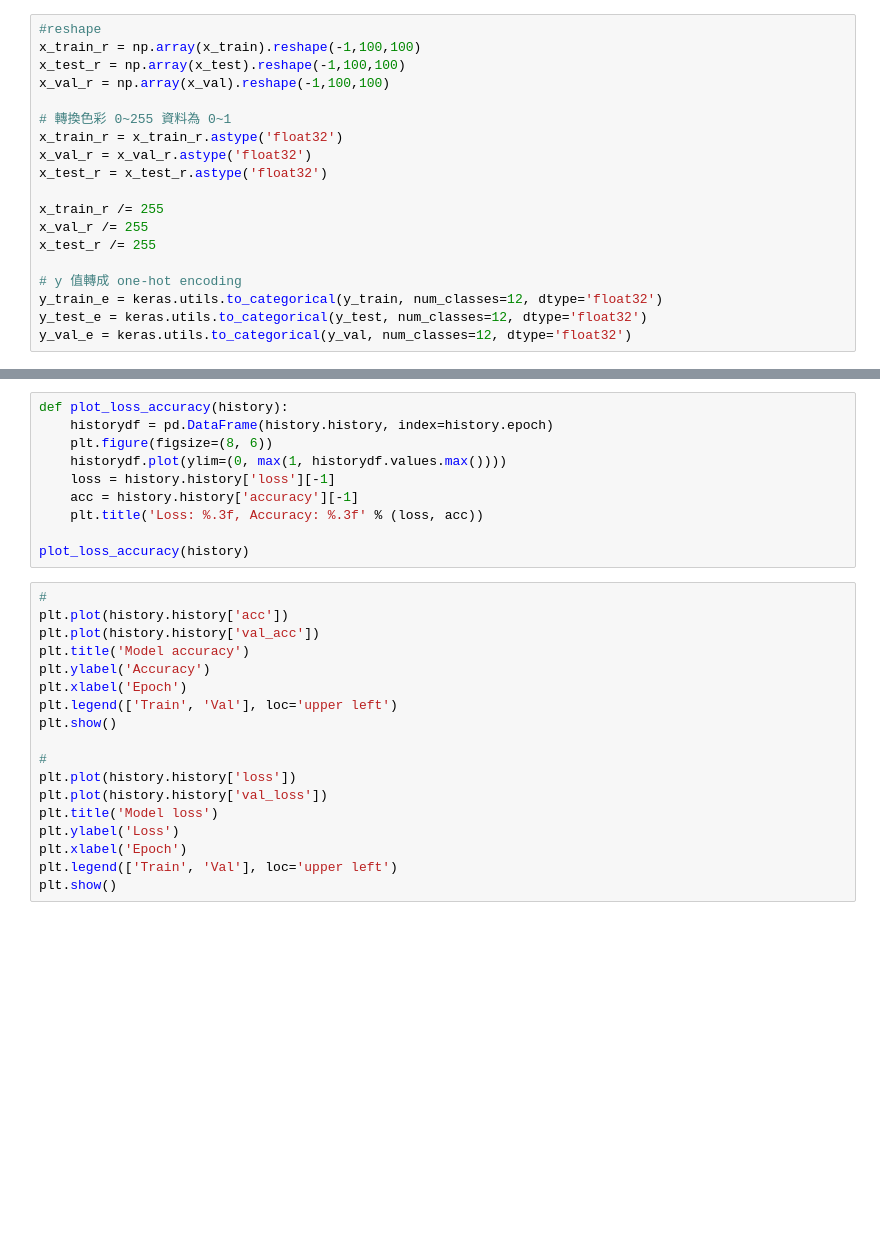
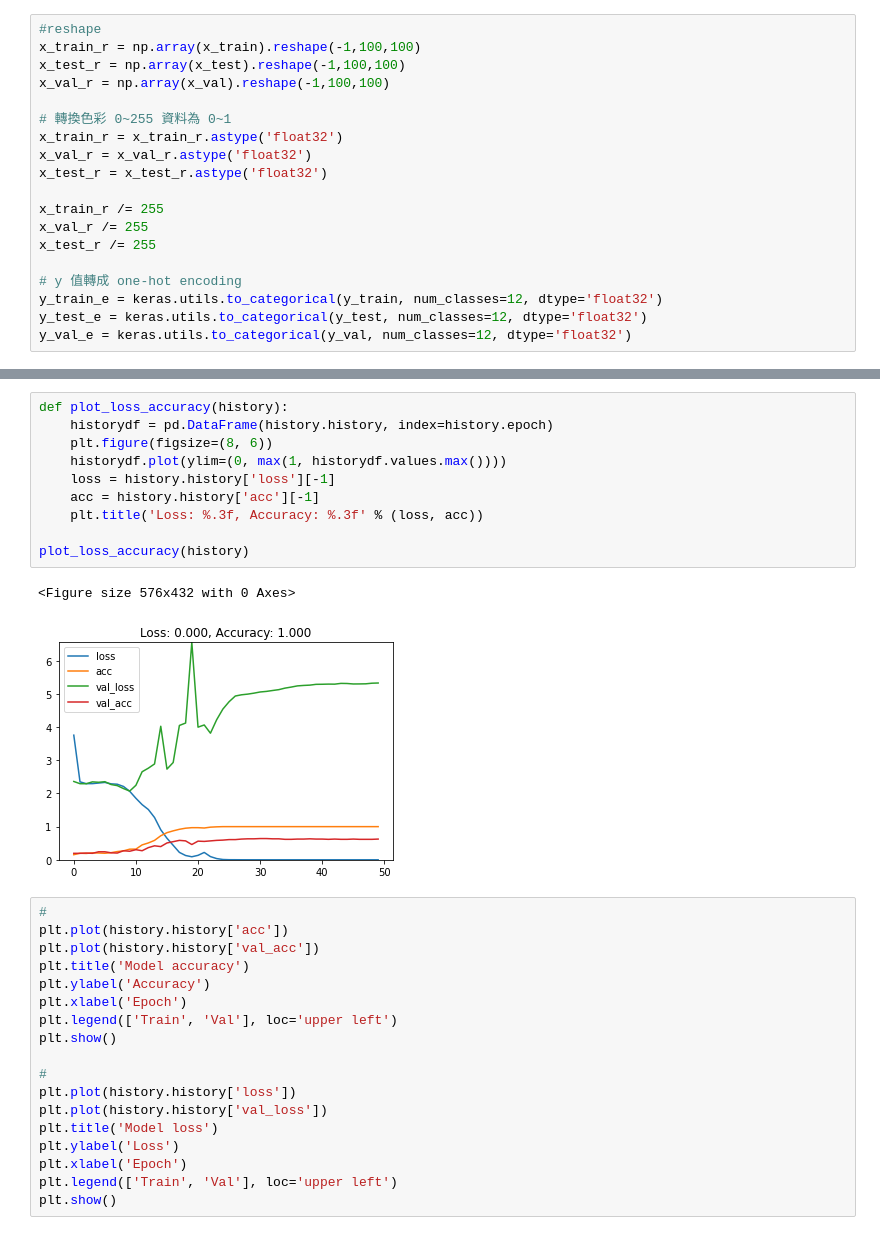
Before and after one commit to IamLesleyLin/colourme, a Jupyter notebook: imgcrawling/CNN.ipynb, the cells around one changed output, grey strips where cells are left out. Drawn from its saved outputs; the diff is of its cells as text; blank space fills up the shorter version.

```diff
--- a/imgcrawling/CNN.ipynb
+++ b/imgcrawling/CNN.ipynb
@@ -105,13 +115,16 @@ keras.utils.plot_model(model, to_file='model.png')
 # %%
 def plot_loss_accuracy(history):
     historydf = pd.DataFrame(history.history, index=history.epoch)
     plt.figure(figsize=(8, 6))
     historydf.plot(ylim=(0, max(1, historydf.values.max())))
     loss = history.history['loss'][-1]
-    acc = history.history['accuracy'][-1]
+    acc = history.history['acc'][-1]
     plt.title('Loss: %.3f, Accuracy: %.3f' % (loss, acc))
 
 plot_loss_accuracy(history)
+# %% [output]
+<Figure size 576x432 with 0 Axes>
+[figure, added]
 # %%
 #
 plt.plot(history.history['acc'])
```
Also changed, not shown: parts of 3 cells of this notebook.
